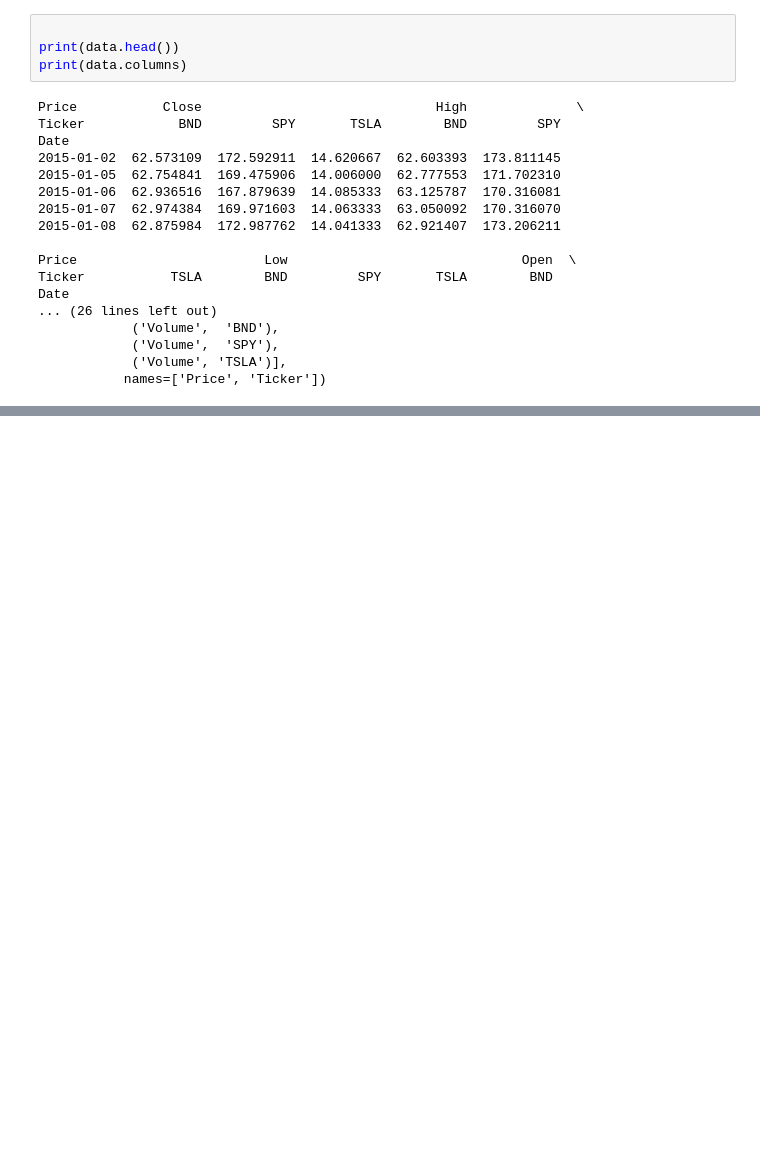
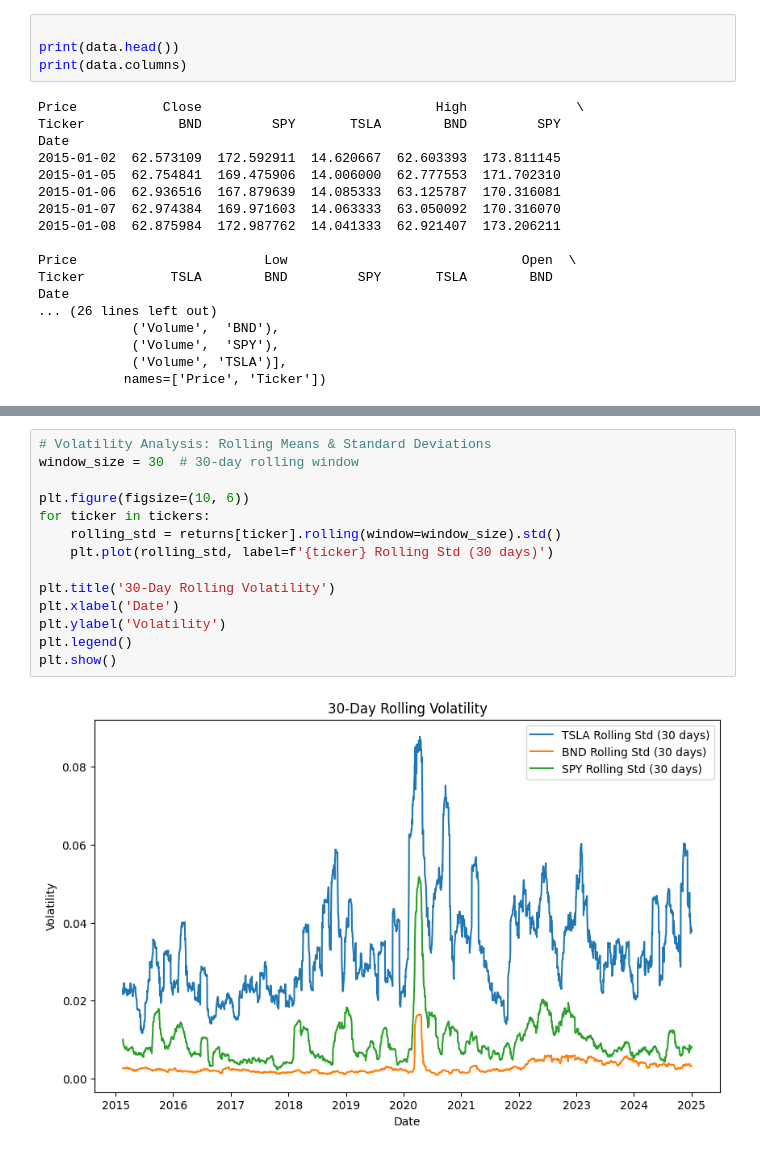
Before and after one commit to hasankere/Week11_project, a Jupyter notebook: notebooks/GMF.ipynb, the cells around one changed output, grey strips where cells are left out. Cells and saved outputs as stored; diff of their text form; blank space fills up the shorter version.

```diff
--- a/notebooks/GMF.ipynb
+++ b/notebooks/GMF.ipynb
@@ -58,0 +213,16 @@ Date
+# %%
+# Volatility Analysis: Rolling Means & Standard Deviations
+window_size = 30  # 30-day rolling window
+
+plt.figure(figsize=(10, 6))
+for ticker in tickers:
+    rolling_std = returns[ticker].rolling(window=window_size).std()
+    plt.plot(rolling_std, label=f'{ticker} Rolling Std (30 days)')
+
+plt.title('30-Day Rolling Volatility')
+plt.xlabel('Date')
+plt.ylabel('Volatility')
+plt.legend()
+plt.show()
+# %% [output]
+[figure, added]
```
Also changed, not shown: parts of 11 cells of this notebook.
